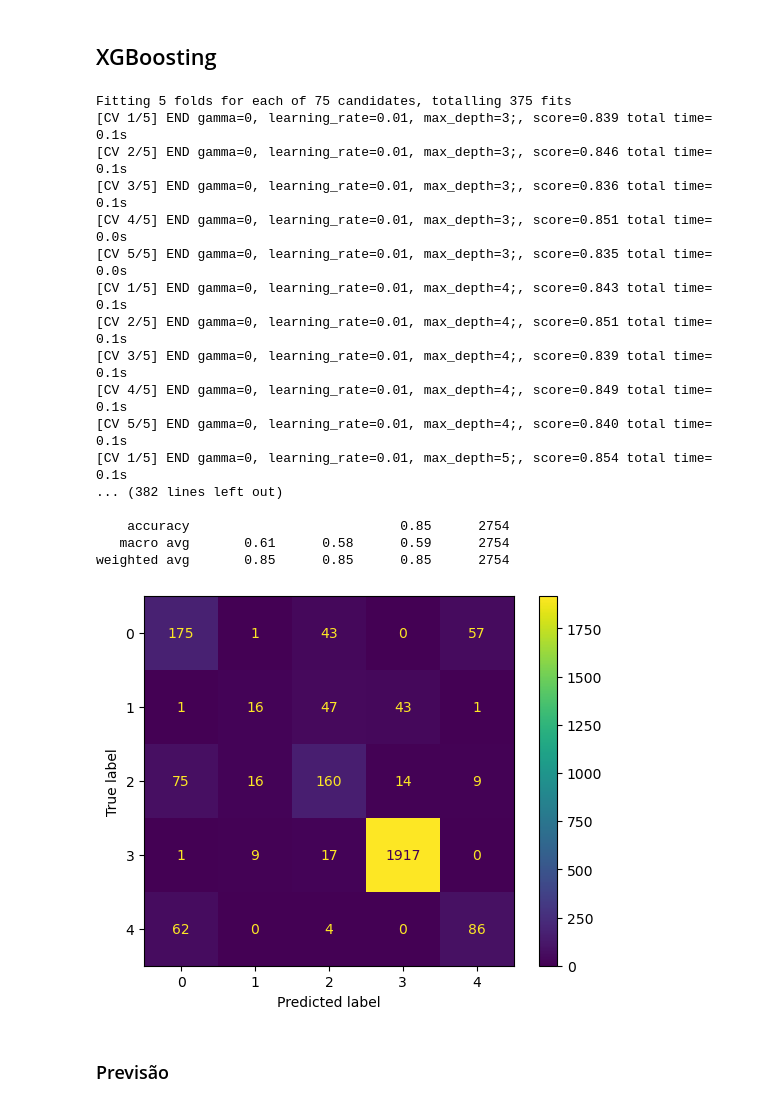
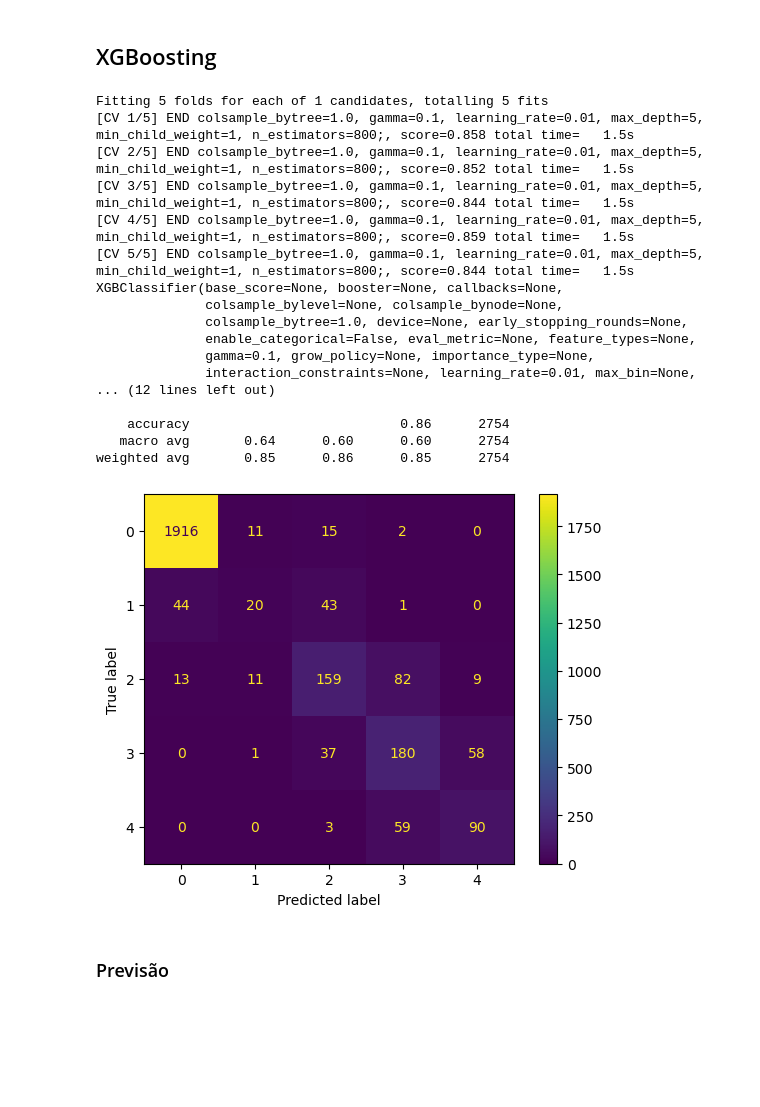
Before and after one commit to orlandopalmeira/Trabalho-DAA-2023-2024, a Jupyter notebook: Tarefa_2/tarefa_2_model_XGBoostin.ipynb, the cells around one changed output. Drawn from its saved outputs; the diff is of its cells as text; code cells hidden in the pictures; blank space fills up the shorter version.

```diff
--- a/Tarefa_2/tarefa_2_model_XGBoostin.ipynb
+++ b/Tarefa_2/tarefa_2_model_XGBoostin.ipynb
@@ -289,49 +289,56 @@ from xgboost import XGBClassifier
 from sklearn.preprocessing import LabelEncoder
 
 
-xgb = XGBClassifier(random_state=2023, objective='multi:softmax', num_class=5)
+xgb = XGBClassifier(random_state=2023, objective='multi:softprob', num_class=5)
 
-label_encoder = LabelEncoder()
-y_train_normalize = label_encoder.fit_transform(y_train_normalize)
-y_test_normalize = label_encoder.fit_transform(y_test_normalize)
+# label_encoder = LabelEncoder()
+# y_train_normalize = label_encoder.fit_transform(y_train_normalize)
+# y_test_normalize = label_encoder.fit_transform(y_test_normalize)
+
+label_mapping = {'None': 0, 'Low': 1, 'Medium': 2, 'High': 3, 'Very High': 4}
+y_train_normalize = y_train_normalize.replace(label_mapping)
+y_test_normalize = y_test_normalize.replace(label_mapping)
 # %%
 param_grid = {
-    'learning_rate': [0.01, 0.05, 0.1],
-    'max_depth': [3, 4, 5, 6, 7],
-    'gamma': [0, 0.1, 0.2, 0.3, 0.4]
+    'learning_rate': [0.01],
+    'n_estimators': [800],
+    'max_depth': [5],
+    'gamma': [0.1],
+    'min_child_weight': [1],
+    'colsample_bytree': [1.0],
 }
 
 
 grid_searchXGB = GridSearchCV(xgb, param_grid, cv=5, refit=True, verbose=3)
 grid_searchXGB.fit(X_train_normalize, y_train_normalize)
 grid_predictionXGB = grid_searchXGB.predict(X_test_normalize)
 
-print("Best estimator: ", grid_searchXGB.best_estimator_)
+print(grid_searchXGB.best_estimator_)
 
 XGB_best = grid_searchXGB.best_estimator_
 
 print(classification_report(y_test_normalize, grid_predictionXGB))
 ConfusionMatrixDisplay.from_predictions(y_test_normalize, grid_predictionXGB)
 plt.show()
 # %% [output]
-Fitting 5 folds for each of 75 candidates, totalling 375 fits
-[CV 1/5] END gamma=0, learning_rate=0.01, max_depth=3;, score=0.839 total time=   0.1s
-[CV 2/5] END gamma=0, learning_rate=0.01, max_depth=3;, score=0.846 total time=   0.1s
-[CV 3/5] END gamma=0, learning_rate=0.01, max_depth=3;, score=0.836 total time=   0.1s
-[CV 4/5] END gamma=0, learning_rate=0.01, max_depth=3;, score=0.851 total time=   0.0s
-[CV 5/5] END gamma=0, learning_rate=0.01, max_depth=3;, score=0.835 total time=   0.0s
-[CV 1/5] END gamma=0, learning_rate=0.01, max_depth=4;, score=0.843 total time=   0.1s
-[CV 2/5] END gamma=0, learning_rate=0.01, max_depth=4;, score=0.851 total time=   0.1s
-[CV 3/5] END gamma=0, learning_rate=0.01, max_depth=4;, score=0.839 total time=   0.1s
-[CV 4/5] END gamma=0, learning_rate=0.01, max_depth=4;, score=0.849 total time=   0.1s
-[CV 5/5] END gamma=0, learning_rate=0.01, max_depth=4;, score=0.840 total time=   0.1s
-[CV 1/5] END gamma=0, learning_rate=0.01, max_depth=5;, score=0.854 total time=   0.1s
-... (382 lines left out)
+Fitting 5 folds for each of 1 candidates, totalling 5 fits
+[CV 1/5] END colsample_bytree=1.0, gamma=0.1, learning_rate=0.01, max_depth=5, min_child_weight=1, n_estimators=800;, score=0.858 total time=   1.5s
+[CV 2/5] END colsample_bytree=1.0, gamma=0.1, learning_rate=0.01, max_depth=5, min_child_weight=1, n_estimators=800;, score=0.852 total time=   1.5s
+[CV 3/5] END colsample_bytree=1.0, gamma=0.1, learning_rate=0.01, max_depth=5, min_child_weight=1, n_estimators=800;, score=0.844 total time=   1.5s
+[CV 4/5] END colsample_bytree=1.0, gamma=0.1, learning_rate=0.01, max_depth=5, min_child_weight=1, n_estimators=800;, score=0.859 total time=   1.5s
+[CV 5/5] END colsample_bytree=1.0, gamma=0.1, learning_rate=0.01, max_depth=5, min_child_weight=1, n_estimators=800;, score=0.844 total time=   1.5s
+XGBClassifier(base_score=None, booster=None, callbacks=None,
+              colsample_bylevel=None, colsample_bynode=None,
+              colsample_bytree=1.0, device=None, early_stopping_rounds=None,
+              enable_categorical=False, eval_metric=None, feature_types=None,
+              gamma=0.1, grow_policy=None, importance_type=None,
+              interaction_constraints=None, learning_rate=0.01, max_bin=None,
+... (12 lines left out)
 
-    accuracy                           0.85      2754
-   macro avg       0.61      0.58      0.59      2754
-weighted avg       0.85      0.85      0.85      2754
+    accuracy                           0.86      2754
+   macro avg       0.64      0.60      0.60      2754
+weighted avg       0.85      0.86      0.85      2754
-[figure, old version]
+[figure, new version]
 # %% [markdown]
 ### Previsão
 # %%
```
Also changed, not shown: parts of 2 cells of this notebook, 3 other files.
